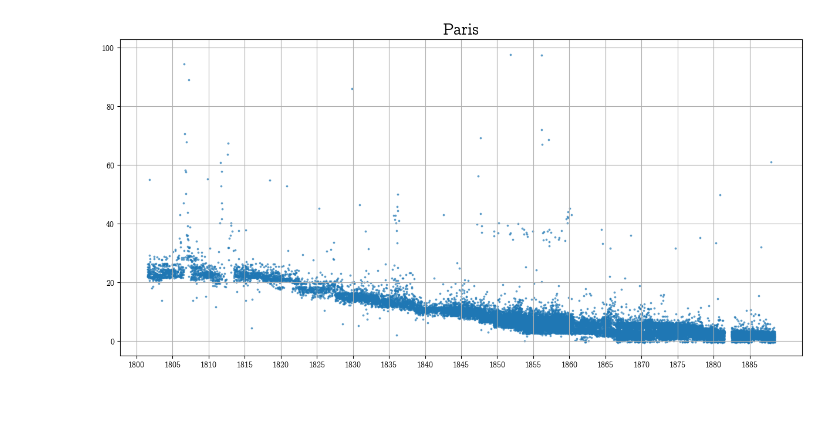
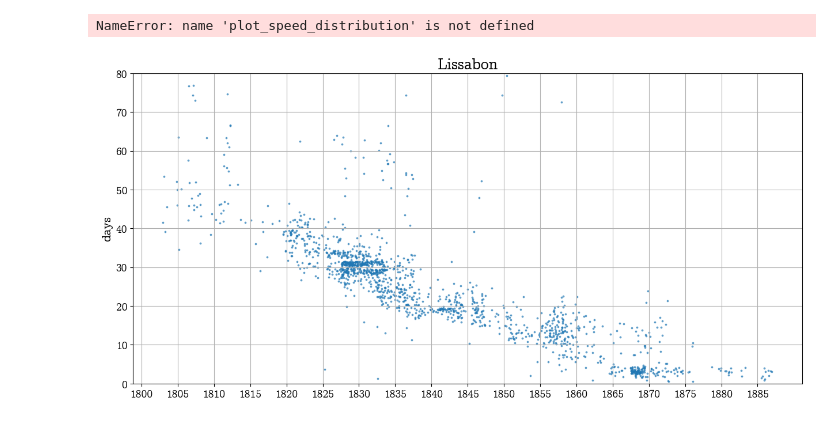
Before and after one commit to krkryger/rigasche-zeitung, a Jupyter notebook: notebooks/analysis.ipynb, the cells around one changed output. Cells and saved outputs as stored; diff of their text form; code cells hidden in the pictures.

```diff
--- a/notebooks/analysis.ipynb
+++ b/notebooks/analysis.ipynb
@@ -9,5 +10,7 @@ import matplotlib.font_manager as fm
 # %%
-fm.fontManager.addfont('../references/cmunorm.ttf')
-matplotlib.rcParams['font.family'] = 'CMU Concrete'
-plt.rc('axes', unicode_minus=False)
+def define_plot_fonts():
+    fm.fontManager.addfont('../references/cmunorm.ttf')
+    matplotlib.rc('xtick', labelsize=14)
+    matplotlib.rc('ytick', labelsize=14)
+    matplotlib.rcParams['font.family'] = 'CMU Concrete'
 # %%
@@ -16,6 +19,7 @@ main_df = pd.read_parquet('../data/RZ_processed.parquet')
 df = pd.read_csv('../data/processed_data.tsv', sep='\t', encoding='utf8', na_values=pd.NA).convert_dtypes()
 df.doc_date = pd.to_datetime(df.doc_date)
 df.origin_date = pd.to_datetime(df.origin_date)
+df['doc_year'] = df.doc_date.dt.year
 #df.delta = pd.to_timedelta(df.delta, unit='days')
-df = df[df.delta.isin(range(0,120))]
+#df = df[df.delta.isin(range(0,120))]
 # %%
@@ -48,3 +236,7 @@ plot(places.placename[:30], rolling=3, savepath='../references/images/top_30.png
+# %%
+plot_speed_distribution('Moskau')
+# %% [output]
+NameError: name 'plot_speed_distribution' is not defined
 # %%
 def jitter_dots(dots):
     offsets = dots.get_offsets()
@@ -75,6 +267,6 @@ def plot_speed_distribution(place, savepath=None):
 
     plt.show()
 # %%
-plot_speed_distribution('Paris')
+plot_speed_distribution('Lissabon')
 # %% [output]
-[figure, old version]
+[figure, new version]
```
Also changed, not shown: parts of 52 cells of this notebook.
